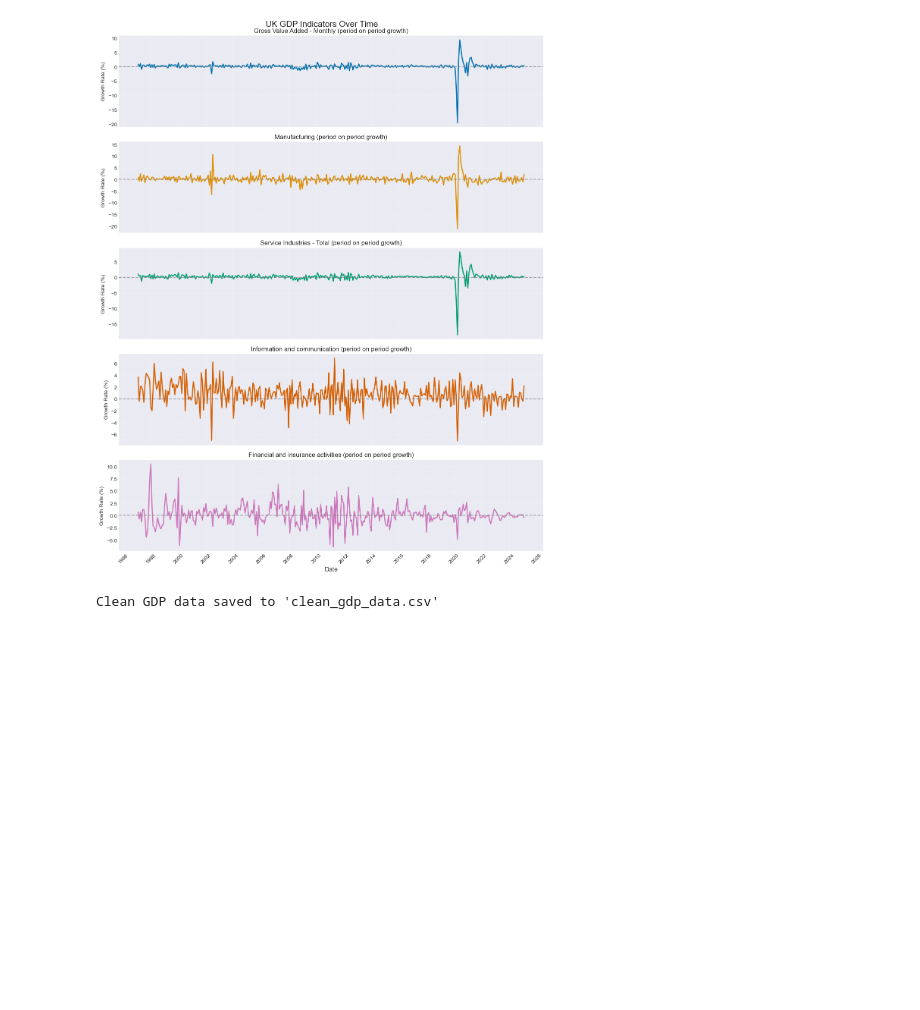
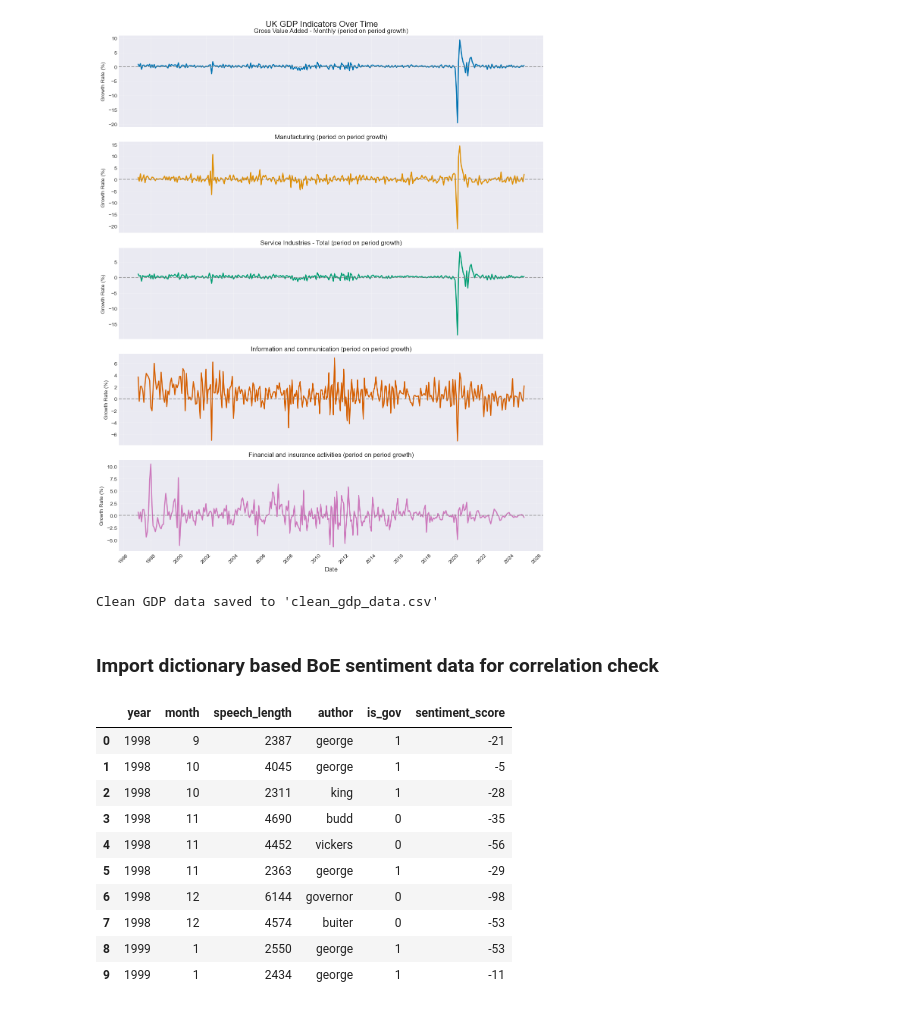
Before and after one commit to L-bot355/AnalytIQ, a Jupyter notebook: GDP data cleaning and EDA_Reka.ipynb, the cells around one changed output. Drawn from its saved outputs; the diff is of its cells as text; code cells hidden in the pictures; blank space fills up the shorter version.

```diff
--- a/GDP data cleaning and EDA_Reka.ipynb
+++ b/GDP data cleaning and EDA_Reka.ipynb
@@ -362,3 +362,22 @@ clean_gdp_data.to_csv('clean_gdp_data.csv', index=False)
 print("\nClean GDP data saved to 'clean_gdp_data.csv'")
 # %% [output]
 Clean GDP data saved to 'clean_gdp_data.csv'
+# %% [markdown]
+### Import dictionary based BoE sentiment data for correlation check
+# %%
+# Load the sentiment data
+file_path = r"/Users/rebo/Documents/LSE/Course 4 - EP/groupwork/boe_speeches_sentiment.csv"
+boe_sentiment_df = pd.read_csv(file_path)
+boe_sentiment_df.head(10)
+# %% [output]
+|  | year | month | speech_length | author | is_gov | sentiment_score |
+| 0 | 1998 | 9 | 2387 | george | 1 | -21 |
+| 1 | 1998 | 10 | 4045 | george | 1 | -5 |
+| 2 | 1998 | 10 | 2311 | king | 1 | -28 |
+| 3 | 1998 | 11 | 4690 | budd | 0 | -35 |
+| 4 | 1998 | 11 | 4452 | vickers | 0 | -56 |
+| 5 | 1998 | 11 | 2363 | george | 1 | -29 |
+| 6 | 1998 | 12 | 6144 | governor | 0 | -98 |
+| 7 | 1998 | 12 | 4574 | buiter | 0 | -53 |
+| 8 | 1999 | 1 | 2550 | george | 1 | -53 |
+| 9 | 1999 | 1 | 2434 | george | 1 | -11 |
```
Also changed, not shown: parts of 9 cells of this notebook.
